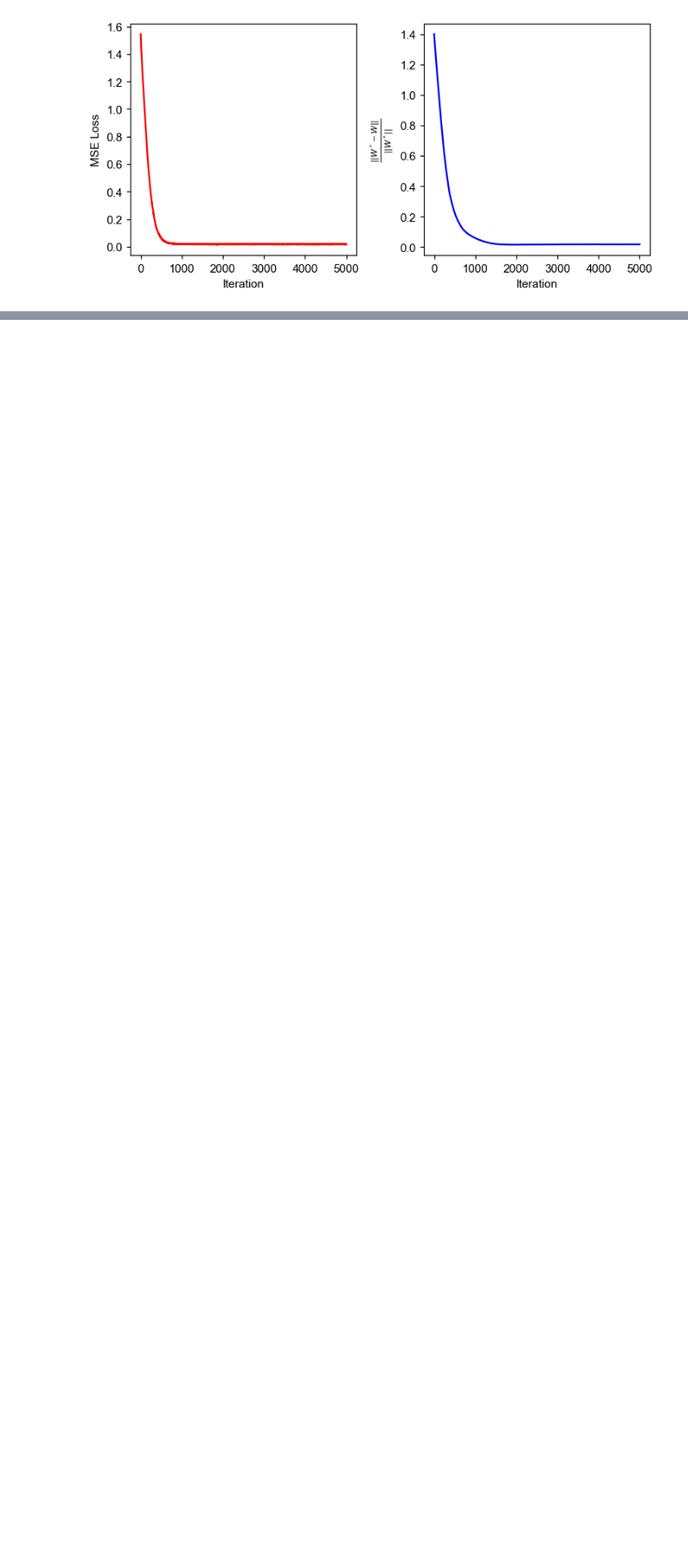
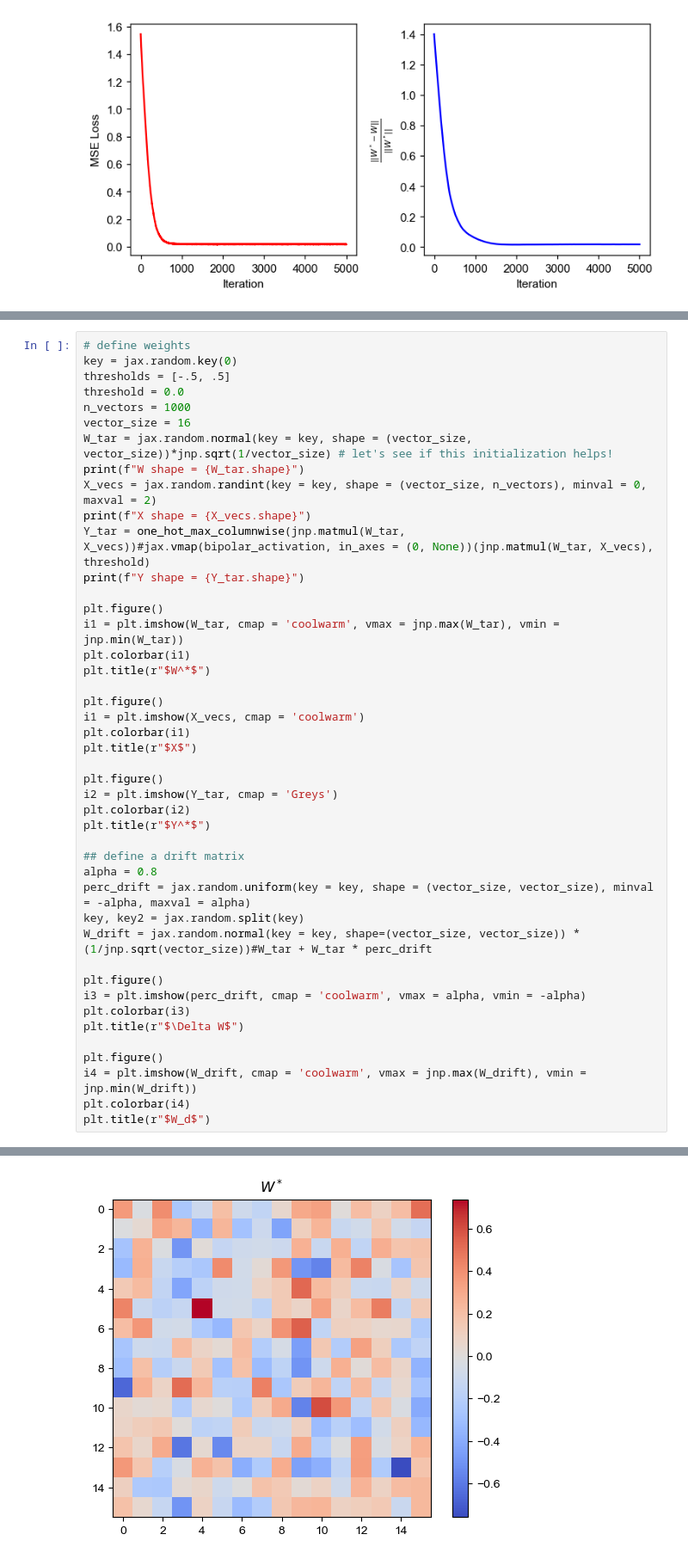
Before and after one commit to Integrated-Systems-Neuroengineering/scrramble, a Jupyter notebook: Tutorials/consolidation_trial.ipynb, the cells around one changed output, grey strips where cells are left out. Shown: that part at 86% size. Drawn from its saved outputs; the diff is of its cells as text; blank space fills up the shorter version.

```diff
--- a/Tutorials/consolidation_trial.ipynb
+++ b/Tutorials/consolidation_trial.ipynb
@@ -341,0 +423,45 @@ print(bb.shape)
+# %%
+# define weights
+key = jax.random.key(0)
+thresholds = [-.5, .5]
+threshold = 0.0
+n_vectors = 1000
+vector_size = 16
+W_tar = jax.random.normal(key = key, shape = (vector_size, vector_size))*jnp.sqrt(1/vector_size) # let's see if this initialization helps!
+print(f"W shape = {W_tar.shape}")
+X_vecs = jax.random.randint(key = key, shape = (vector_size, n_vectors), minval = 0, maxval = 2)
+print(f"X shape = {X_vecs.shape}")
+Y_tar = one_hot_max_columnwise(jnp.matmul(W_tar, X_vecs))#jax.vmap(bipolar_activation, in_axes = (0, None))(jnp.matmul(W_tar, X_vecs), threshold)
+print(f"Y shape = {Y_tar.shape}")
+
+plt.figure()
+i1 = plt.imshow(W_tar, cmap = 'coolwarm', vmax = jnp.max(W_tar), vmin = jnp.min(W_tar))
+plt.colorbar(i1)
+plt.title(r"$W^*$")
+
+plt.figure()
+i1 = plt.imshow(X_vecs, cmap = 'coolwarm')
+plt.colorbar(i1)
+plt.title(r"$X$")
+
+plt.figure()
+i2 = plt.imshow(Y_tar, cmap = 'Greys')
+plt.colorbar(i2)
+plt.title(r"$Y^*$")
+
+## define a drift matrix
+alpha = 0.8
+perc_drift = jax.random.uniform(key = key, shape = (vector_size, vector_size), minval = -alpha, maxval = alpha)
+key, key2 = jax.random.split(key)
+W_drift = jax.random.normal(key = key, shape=(vector_size, vector_size)) * (1/jnp.sqrt(vector_size))#W_tar + W_tar * perc_drift
+
+plt.figure()
+i3 = plt.imshow(perc_drift, cmap = 'coolwarm', vmax = alpha, vmin = -alpha)
+plt.colorbar(i3)
+plt.title(r"$\Delta W$")
+
+plt.figure()
+i4 = plt.imshow(W_drift, cmap = 'coolwarm', vmax = jnp.max(W_drift), vmin = jnp.min(W_drift))
+plt.colorbar(i4)
+plt.title(r"$W_d$")
+# %% [output]
@@ -341,0 +472 @@ print(bb.shape)
+[figure, added]
```
Also changed, not shown: parts of 15 cells of this notebook, 3 other files.
